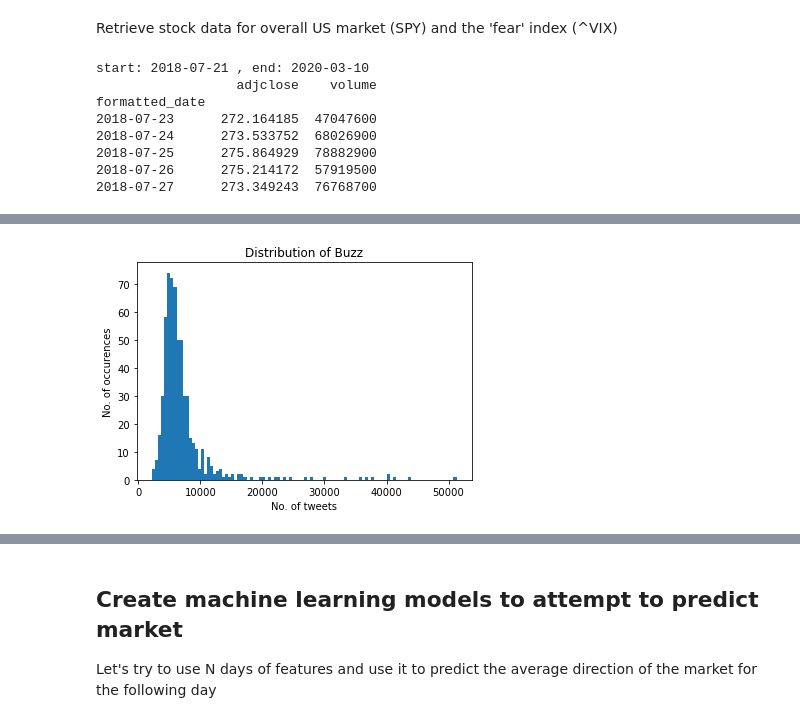
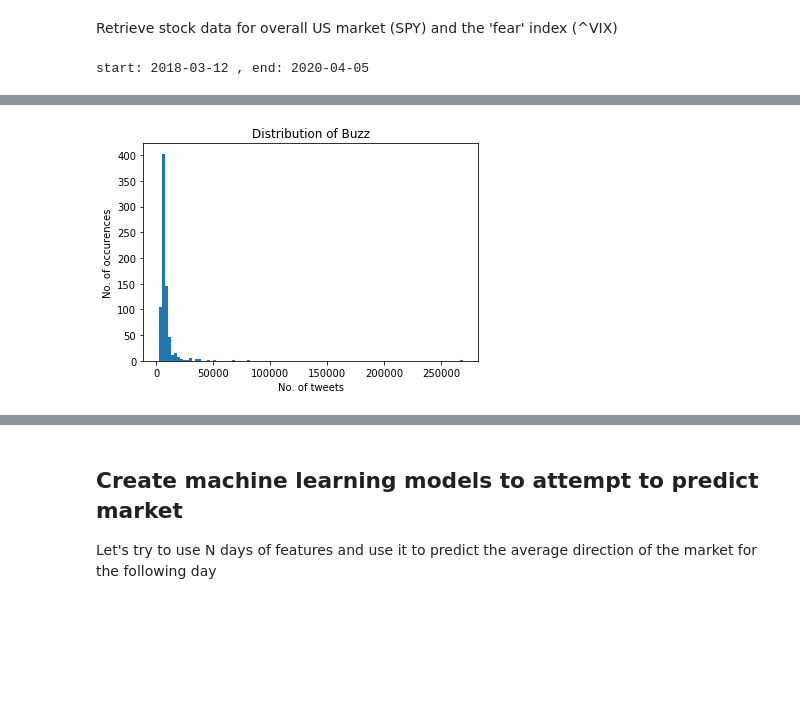
Before and after one commit to eleow/roboadvisorSystem, a Jupyter notebook: SystemCode/backend/notebooks/Example_Sentiments.ipynb, the cells around one changed output, grey strips where cells are left out. Drawn from its saved outputs; the diff is of its cells as text; code cells hidden in the pictures; blank space fills up the shorter version.

Commit message:
Updated data for stocks and sentiments
WIP for #4
Updated stock data to 6/4/2020
Updated sentiment data for CNBC to 6/4/2020
Updated Example_Sentiments.ipynb

```diff
--- a/SystemCode/backend/notebooks/Example_Sentiments.ipynb
+++ b/SystemCode/backend/notebooks/Example_Sentiments.ipynb
@@ -29,9 +29,13 @@ import re
 single_digit_hour = re.compile(r'\b(\d{1}):([0-5]?[0-9])')
 
 # Tweets obtained via "Twitter-Get-Old-Tweets-Scraper-master" from github (https://github.com/PJHRobles/Twitter-Get-Old-Tweets-Scraper), with some bug-fixes by arruda
-username="LiveSquawk"
+username="cnbc"
 twitter_data = '../data/twitter/tweets_'+username+'.csv'
 dataset = pd.read_csv(twitter_data)
+
+# dataset = dataset.drop_duplicates(["permalink"])
+# dataset.to_csv(twitter_data, index=False)
+
 dataset = dataset.drop(['language', 'tweet_id', 'permalink', 'user_handle'], axis=1)
 
 # zero-pad hour in date string, then convert to a datetime
@@ -41,6 +45,6 @@ dataset['date'] = pd.to_datetime(dataset['date'], format="%d/%m/%Y %H:%M")
 dataset['geological_location'] = dataset['geological_location'].fillna('N/A')
 # dataset['mentions'] = dataset['mentions'].fillna('')
 # dataset['hashtags'] = dataset['hashtags'].fillna('')
-dataset.tail()
+dataset.head()
 # %% [output]
 |  | username | date | retweets | favorites | text | geological_location | mentions | hashtags |
@@ -229,8 +234,10 @@ if toRun:
         print("Ouput directory does not exist @ " + output_dir)
     else:
         results = predict(text, model, write_to_csv=True, path=output_fullpath)
-        results['date'] = dataset['date']
-        results.to_csv(output_fullpath)
+        results.insert(0, 'date', dataset['date'])
+
+        results = results.drop_duplicates(["sentence"])
+        results.to_csv(output_fullpath, index=False, float_format="%.7g")
 else:
     results = pd.read_csv(output_fullpath)
 
@@ -237,0 +256,5 @@ dataset['finBERT'] = results['sentiment_score']
+# %%
+# we need to convert the sentiments to the correct timezone
+# in our case, we will be looking at the US stockmarket (NYSE). Therefore, timezone is UTC-5
+dataset["date_nyse"] = dataset["date"].dt.tz_localize('UTC').dt.tz_convert('US/Eastern').dt.tz_localize(None)
+dataset[["date", "date_nyse"]].head()
@@ -238,4 +268,11 @@ dataset['finBERT'] = results['sentiment_score']
 # %%
 # Average scores over the day for sentiments, and sum for retweets and favourites
-df = dataset.resample('D', on='date').mean()
-df[['retweets', 'favorites']] = dataset[['date','retweets', 'favorites']].resample('D', on='date').sum()
+# df = dataset.resample('D', on='date').mean()
+# df[['retweets', 'favorites']] = dataset[['date','retweets', 'favorites']].resample('D', on='date').sum()
+
+resampled_daily = dataset.resample('D', on='date_nyse')
+df = resampled_daily.mean()  # in general, take the mean
+df['finBERT_min'] = resampled_daily['finBERT'].min() # also record the min sentiment for the day
+df['finBERT_max'] = resampled_daily['finBERT'].max() # also record the max sentiment for the day
+df[['retweets', 'favorites']] = resampled_daily[['retweets', 'favorites']].sum()
+df.head()
@@ -284,14 +308,7 @@ vix_data.set_index('formatted_date', inplace=True, drop=True)
 print('start:', start, ', end:', end)
 # print(spy_data.head())
 # %% [output]
-start: 2018-07-21 , end: 2020-03-10
-                  adjclose    volume
-formatted_date
-2018-07-23      272.164185  47047600
-2018-07-24      273.533752  68026900
-2018-07-25      275.864929  78882900
-2018-07-26      275.214172  57919500
-2018-07-27      273.349243  76768700
+start: 2018-03-12 , end: 2020-04-05
 # %%
 import plotly.graph_objects as go
 from plotly.subplots import make_subplots
@@ -305,26 +322,27 @@ fig.add_trace(go.Scatter(x=vix_data.index, y=-vix_data['adjclose'], opacity=0.8,
 # %%
 import matplotlib.pyplot as plt
 
 # Preprocess variables
 df['buzz'] = df['retweets'] + df['favorites']  # define buzz to be the simple sum of retweets and favorites
 plt.hist(df['buzz'], bins=100)
 plt.title('Distribution of Buzz')
 plt.ylabel('No. of occurences')
 plt.xlabel('No. of tweets')
 plt.show()
 
 # assume buzz follows gaussian distribution -> standardisation to mean=0, stdev=1
 df['buzz'] = (df['buzz']-df['buzz'].mean())/df['buzz'].std()
 
 # df['sent_wn'] = df['buzz'] * df['finBERT']
 # df['sent_wn'] = (df['sent_wn']-df['sent_wn'].min())/(df['sent_wn'].max()-df['sent_wn'].min())  # normalisation of sentiments
 
 # The 12- and 26-day exponential moving averages (EMAs) are often the most popularly quoted or analyzed short-term averages
 spy_data['EMA12'] = spy_data['adjclose'].ewm(span=12,adjust=False).mean()
 spy_data['EMA26'] = spy_data['adjclose'].ewm(span=26,adjust=False).mean()
-df['sentiments12'] = df['finBERT'].ewm(span=12,adjust=False).mean()  # also perform EMA on sentiments to smoothen noise
+df['sent12'] = df['finBERT'].ewm(span=12,adjust=False).mean()  # also perform EMA on sentiments to smoothen noise
+df['sent26'] = df['finBERT'].ewm(span=200,adjust=False).mean()  # also perform EMA on sentiments to smoothen noise
 # %% [output]
-[figure, old version]
+[figure, new version]
 # %%
 print('len sentiments:', len(df), '\nlen stock data:', len(spy_data))
 print('Length of df and spy_data are different, because trading days do not include weekends and holidays!')
```
Also changed, not shown: parts of 18 cells of this notebook, 57 other files.
